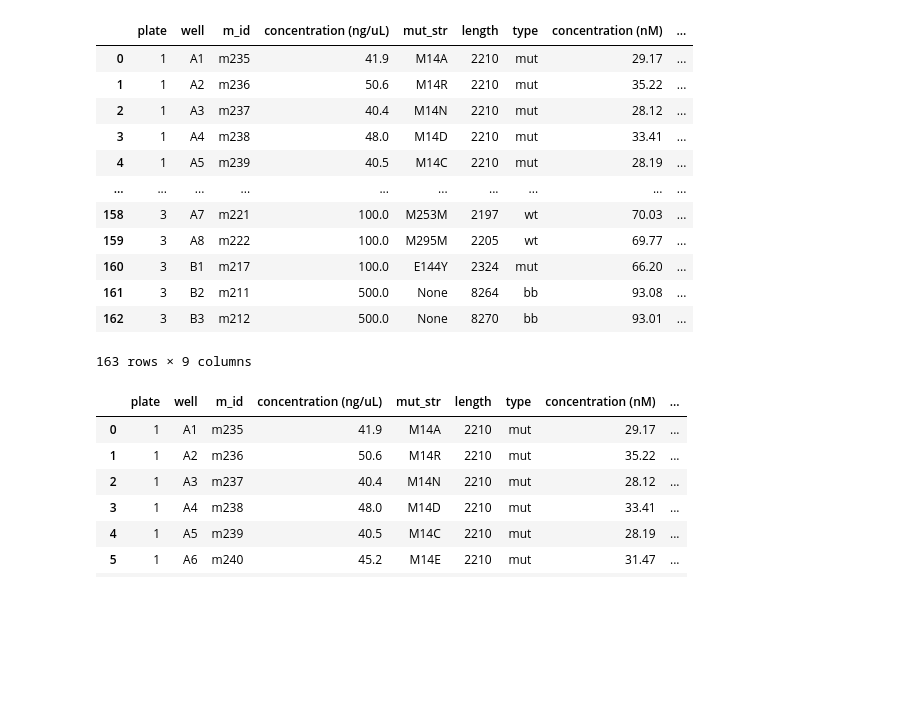
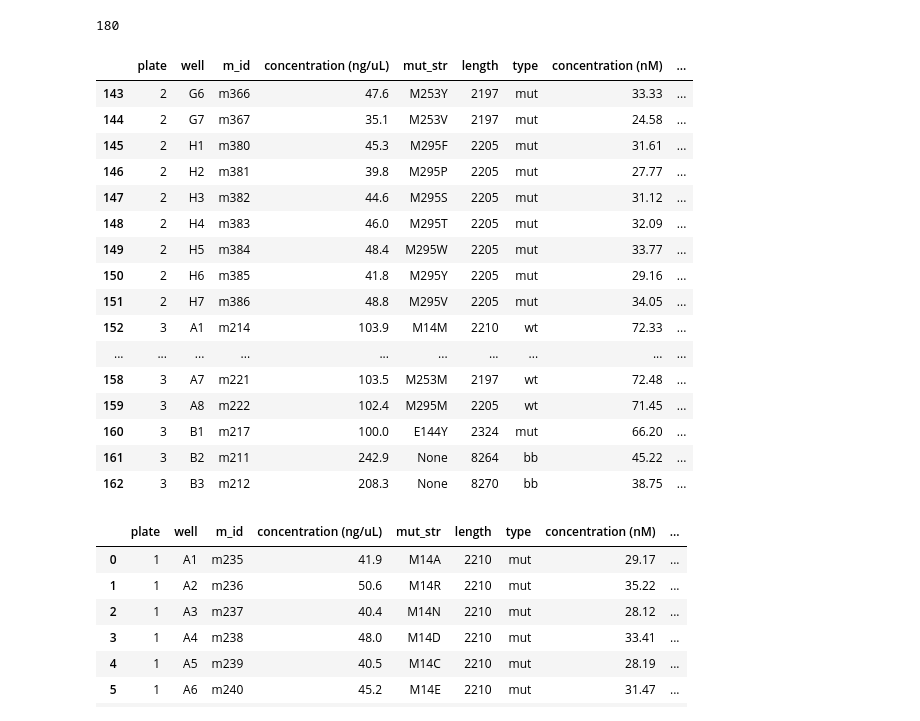
Before and after one commit to shapiro-lab/MurrayLabTools_IshaanFork, a Jupyter notebook: ishaan_runs/20250317_rluc_dev/20250317_rluc_final.ipynb, the cells around one changed output. Cells and saved outputs as stored; diff of their text form; code cells hidden in the pictures; blank space fills up the shorter version.

```diff
--- a/ishaan_runs/20250317_rluc_dev/20250317_rluc_final.ipynb
+++ b/ishaan_runs/20250317_rluc_dev/20250317_rluc_final.ipynb
@@ -66,22 +73,30 @@ echo_parts_df["concentration (nM)"] = echo_parts_df["concentration (ng/uL)"] * 1
 echo_parts_df["concentration (nM)"] = echo_parts_df["concentration (nM)"].round(2)
 
 echo_parts_df["MW (ng/fmol)"] = echo_parts_df["length"] * 0.65 /1000
+# %%
+len(output_wells_list)
+# %% [output]
+180
 # %%
-echo_parts_df
+echo_parts_df.tail(20)
 # %% [output]
 |  | plate | well | m_id | concentration (ng/uL) | mut_str | length | type | concentration (nM) | ... |
-| 0 | 1 | A1 | m235 | 41.9 | M14A | 2210 | mut | 29.17 | ... |
-| 1 | 1 | A2 | m236 | 50.6 | M14R | 2210 | mut | 35.22 | ... |
-| 2 | 1 | A3 | m237 | 40.4 | M14N | 2210 | mut | 28.12 | ... |
-| 3 | 1 | A4 | m238 | 48.0 | M14D | 2210 | mut | 33.41 | ... |
-| 4 | 1 | A5 | m239 | 40.5 | M14C | 2210 | mut | 28.19 | ... |
+| 143 | 2 | G6 | m366 | 47.6 | M253Y | 2197 | mut | 33.33 | ... |
+| 144 | 2 | G7 | m367 | 35.1 | M253V | 2197 | mut | 24.58 | ... |
+| 145 | 2 | H1 | m380 | 45.3 | M295F | 2205 | mut | 31.61 | ... |
+| 146 | 2 | H2 | m381 | 39.8 | M295P | 2205 | mut | 27.77 | ... |
+| 147 | 2 | H3 | m382 | 44.6 | M295S | 2205 | mut | 31.12 | ... |
+| 148 | 2 | H4 | m383 | 46.0 | M295T | 2205 | mut | 32.09 | ... |
+| 149 | 2 | H5 | m384 | 48.4 | M295W | 2205 | mut | 33.77 | ... |
+| 150 | 2 | H6 | m385 | 41.8 | M295Y | 2205 | mut | 29.16 | ... |
+| 151 | 2 | H7 | m386 | 48.8 | M295V | 2205 | mut | 34.05 | ... |
+| 152 | 3 | A1 | m214 | 103.9 | M14M | 2210 | wt | 72.33 | ... |
 | ... | ... | ... | ... | ... | ... | ... | ... | ... | ... |
-| 158 | 3 | A7 | m221 | 100.0 | M253M | 2197 | wt | 70.03 | ... |
-| 159 | 3 | A8 | m222 | 100.0 | M295M | 2205 | wt | 69.77 | ... |
+| 158 | 3 | A7 | m221 | 103.5 | M253M | 2197 | wt | 72.48 | ... |
+| 159 | 3 | A8 | m222 | 102.4 | M295M | 2205 | wt | 71.45 | ... |
 | 160 | 3 | B1 | m217 | 100.0 | E144Y | 2324 | mut | 66.20 | ... |
-| 161 | 3 | B2 | m211 | 500.0 | None | 8264 | bb | 93.08 | ... |
-| 162 | 3 | B3 | m212 | 500.0 | None | 8270 | bb | 93.01 | ... |
+| 161 | 3 | B2 | m211 | 242.9 | None | 8264 | bb | 45.22 | ... |
+| 162 | 3 | B3 | m212 | 208.3 | None | 8270 | bb | 38.75 | ... |
-163 rows × 9 columns
 # %%
 echo_parts_df.head(20)
 # %% [output]
```
Also changed, not shown: parts of 27 cells of this notebook, 30 other files.
